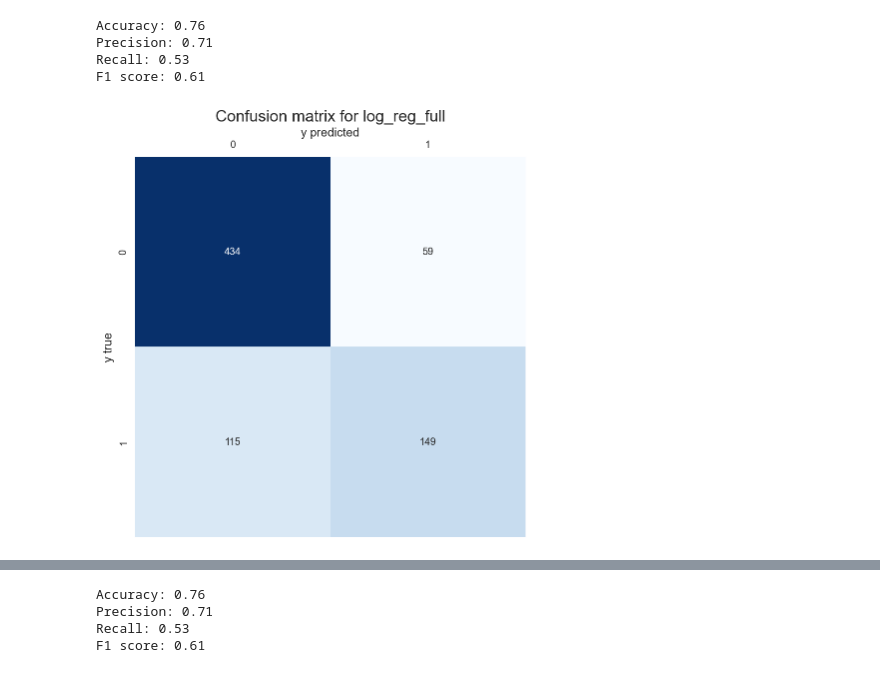
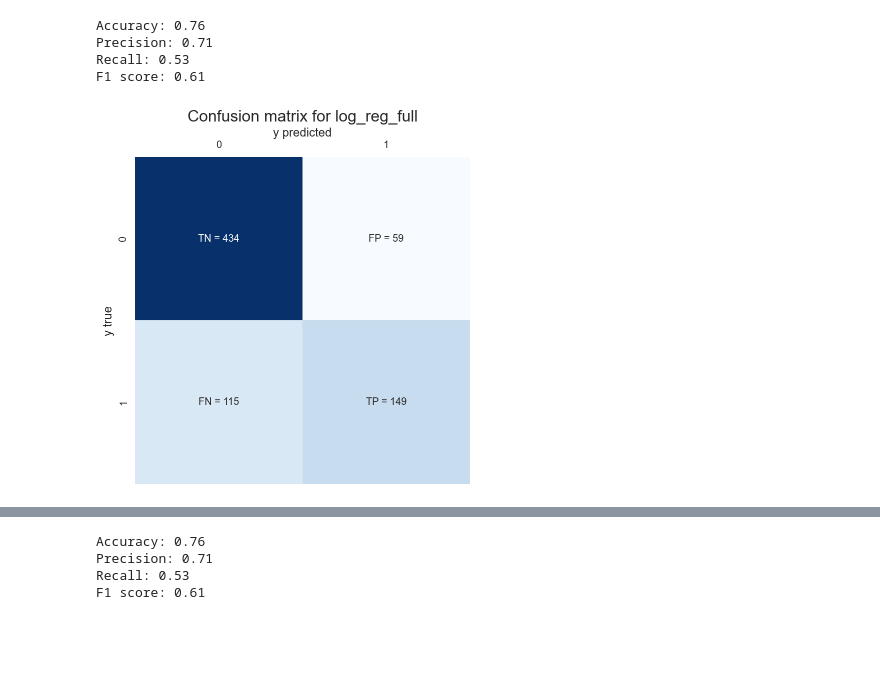
Before and after one commit to Chepell/SF_DS_Pro, a Jupyter notebook: ML-3/02_Classification_LogisticRegression.ipynb, the cells around one changed output, grey strips where cells are left out. Saved outputs shown, nothing was run; the diff lists cells and outputs as text; code cells hidden in the pictures; blank space fills up the shorter version.

```diff
--- a/ML-3/02_Classification_LogisticRegression.ipynb
+++ b/ML-3/02_Classification_LogisticRegression.ipynb
@@ -232,6 +237,6 @@ Precision: 0.71
 Recall: 0.53
 F1 score: 0.61
 # %%
-plot_confusion_matrix(confusion_matrix2, 'Confusion matrix for log_reg_full')
+hd.plot_confusion_matrix(confusion_matrix2, 'Confusion matrix for log_reg_full')
 # %% [output]
-[figure, old version]
+[figure, new version]
```
Also changed, not shown: parts of 21 cells of this notebook, 7 other files.
